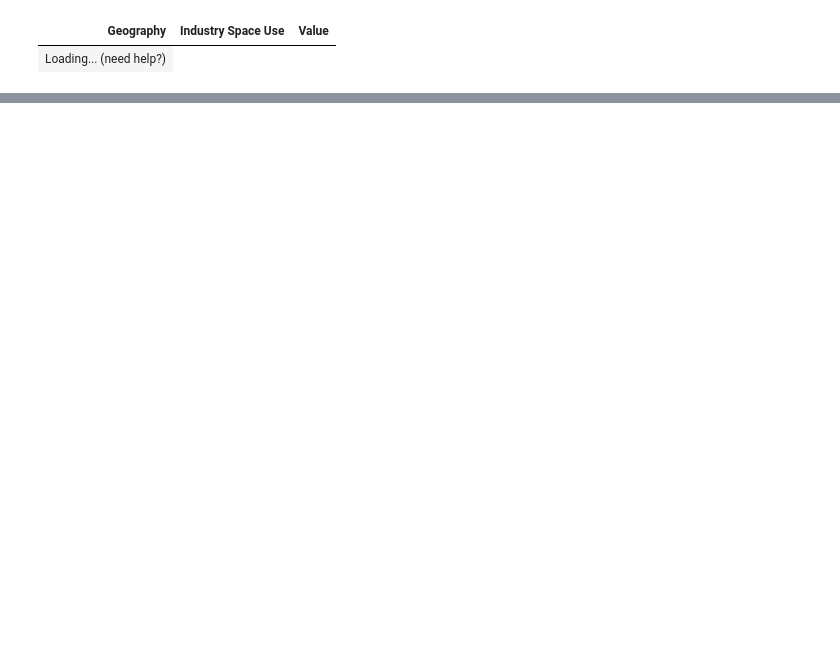
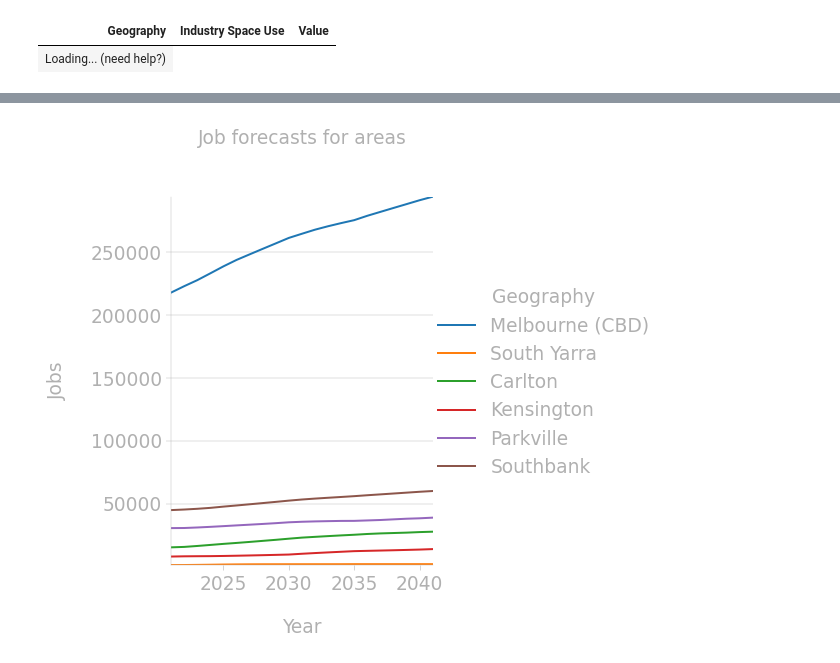
Before and after one commit to Starostka/socviz, a Jupyter notebook: pages/melbourne_job.ipynb, the cells around one changed output, grey strips where cells are left out. Cells and saved outputs as stored; diff of their text form; code cells hidden in the pictures; blank space fills up the shorter version.

```diff
--- a/pages/melbourne_job.ipynb
+++ b/pages/melbourne_job.ipynb
@@ -122 +136,31 @@ holds the lead for future jobs.
+# %%
+jobs = pl.read_csv('../data/jobs_forecast.csv', ignore_errors=True, try_parse_dates=True)
+jobs.columns
+jobs.shape
+jobs.describe()
+
+jobs['Category'].unique()
+list(jobs['Industry Space Use'].unique())
+
+jobs_industry = jobs.filter(pl.col('Category') == 'Jobs by industry')
+
+q = (jobs_industry
+     .filter(pl.col('Industry Space Use') == 'Total jobs')
+     .sort('Year')
+     .groupby(['Geography', 'Year'], maintain_order=True)
+     .agg(pl.sum('Value'))
+     .with_columns([
+         pl.col('Value').log().alias('Value_log'),
+         pl.col('Year').cast(pl.UInt32)
+     ]))
+set(q['Geography'].unique())
+q = q.filter(pl.col('Geography').is_in(['Melbourne (CBD)', 'Carlton', 'Kensington', 'Parkville', 'South Yarra', 'Southbank']))
+
+sns.relplot(q, x='Year', y='Value', hue="Geography", kind="line")
+plt.title("Job forecasts for areas")
+plt.ylabel('Jobs')
+plt.xlabel('Year')
+plt.show()
+# %% [output]
+[figure, added]
 # %% [markdown]
```
Also changed, not shown: parts of 18 cells of this notebook, 19 other files.
